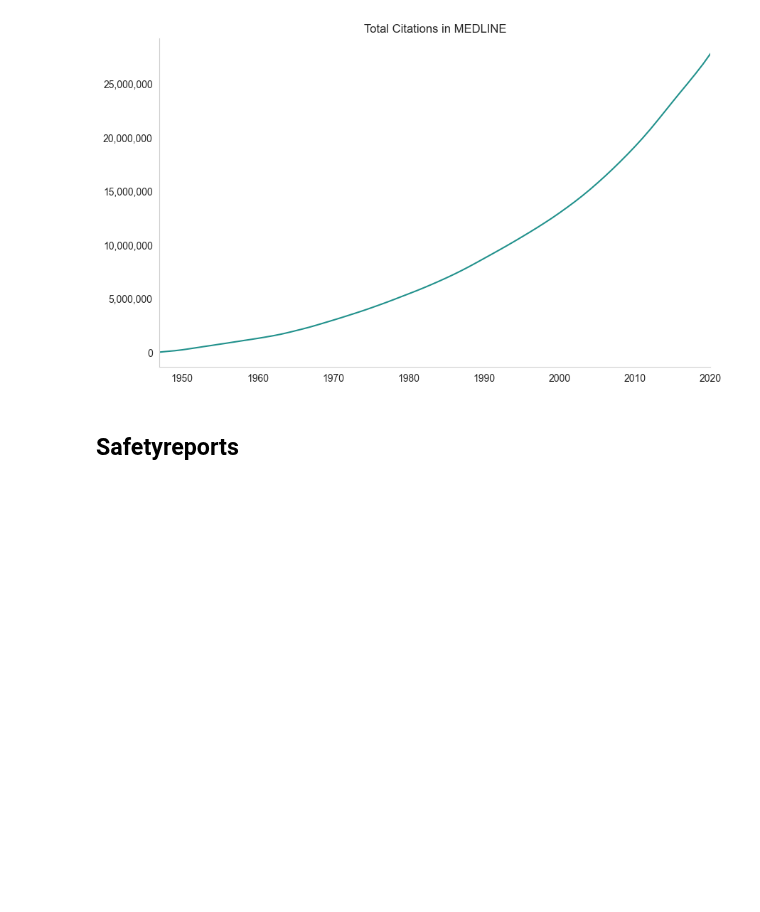
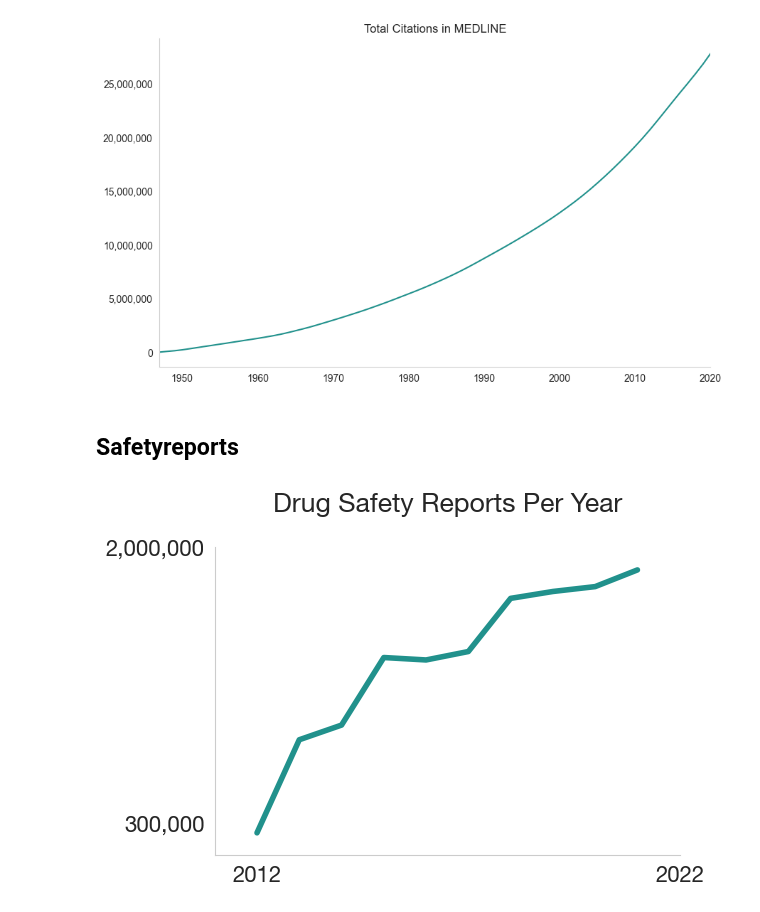
Before and after one commit to KarelDO/BioDEX, a Jupyter notebook: analysis/medline_citations_per_year.ipynb, the cells around one changed output. Saved outputs shown, nothing was run; the diff lists cells and outputs as text; code cells hidden in the pictures; blank space fills up the shorter version.

```diff
--- a/analysis/medline_citations_per_year.ipynb
+++ b/analysis/medline_citations_per_year.ipynb
@@ -123,28 +138,102 @@ plt.show()
 # %% [markdown]
 ## Safetyreports
 # %%
+import pandas as pd
+import matplotlib.pyplot as plt
+import numpy as np
+import seaborn as sns
+
 import re
 
 lines = []
 with open('./faers_safetyreports_per_file.txt', 'r') as fp:
     lines = fp.readlines()
 
 years = []
 counts = []
 
 for line in lines:
     line.strip('\n')
     year = line.split(': ')[0]
     year = '20' + re.search(r'(\d{2})Q\d', year).group(1)
     year = int(year)
     count = int(line.split(': ')[1])
 
     years.append(year)
     counts.append(count)
 
 data = pd.DataFrame(data={"year":years, "reports":counts})
 data = data.groupby('year').sum().reset_index()
 data = data.sort_values('year')
 
 # drop 2022
 data = data[:-1]
+
+
+
+sns.set_style('whitegrid')
+
+plt.rcParams['font.family'] = 'Helvetica Neue'
+
+# Set font size for the tick labels
+plt.rcParams['font.size'] = 16
+
+
+cmap = plt.get_cmap('viridis')
+colors = cmap(np.linspace(0, 1, 3))
+
+# Plot the data
+fig, ax = plt.subplots(figsize=(6, 4))  # Set figure size
+
+data.plot(x='year', y='reports', ax=ax, color=colors[1], style='-', linewidth='4')
+
+# Remove grid lines
+ax.grid(False)
+
+# Remove horizontal and vertical axis lines
+ax.spines['top'].set_visible(False)
+ax.spines['right'].set_visible(False)
+
+# Annotate the final point of the curve
+final_citation = data['reports'].iloc[-1]
+final_year = data['year'].iloc[-1]
+
+ax.legend().remove()
+
+# Set the y-axis limits and tick positions
+# y_min = data['reports'].min()
+# y_max = data['reports'].max()
+y_min = 100000
+y_max = 2000000
+x_min = 2011
+x_max = 2021
+# ax.set_ylim(y_min, y_max)
+ax.set_ylim(y_min, y_max)
+ax.set_xlim(x_min, x_max)
+ax.yaxis.set_ticks(np.linspace(y_min + 200000, y_max, 2))
+ax.xaxis.set_ticks(np.linspace(x_min + 1, x_max + 1, 2))
+
+ax.yaxis.set_major_formatter(plt.FuncFormatter(lambda x, _: '{:,.0f}'.format(x)))
+
+arrowprops = dict(
+    arrowstyle="<-",
+    color='gray')
+
+# ax.annotate('Three reports every minute',
+#             xy=(final_year + 0.2, final_citation),
+#             xytext=(final_year + 2, final_citation),  # Adjust the position of the annotation
+#             arrowprops=arrowprops,
+#             annotation_clip=False,
+#             ha='left',
+#             va='center')
+
+# Set title and labels
+plt.title('Drug Safety Reports Per Year\n')
+plt.xlabel('')
+# plt.ylabel('Number of Reports')
+
+# Show the plot
+plt.savefig('./plots/reports_per_year.png', dpi=300, bbox_inches='tight')
+plt.show()
+# %% [output]
+[figure, added]
```
Also changed, not shown: parts of 3 cells of this notebook, 2 other files.
